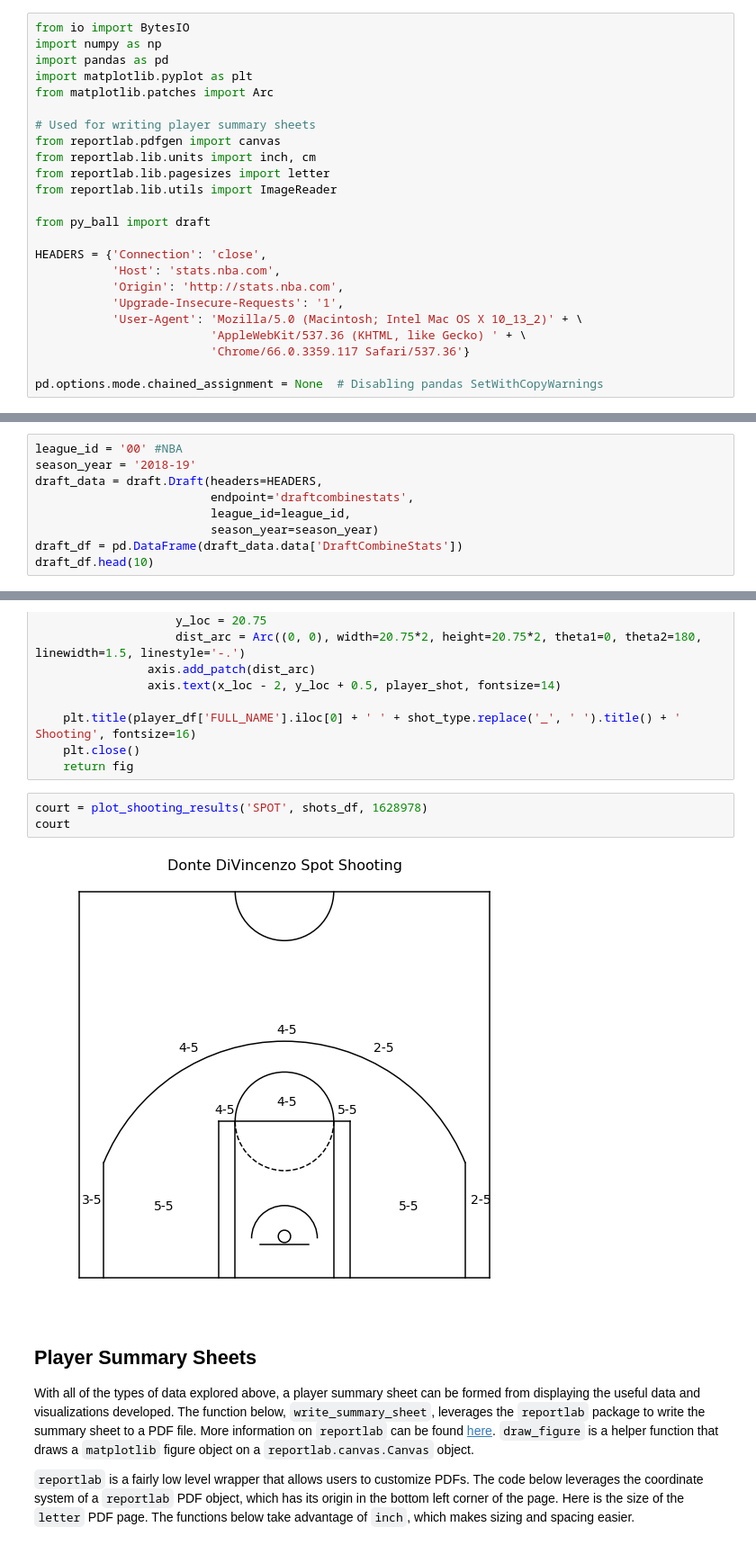
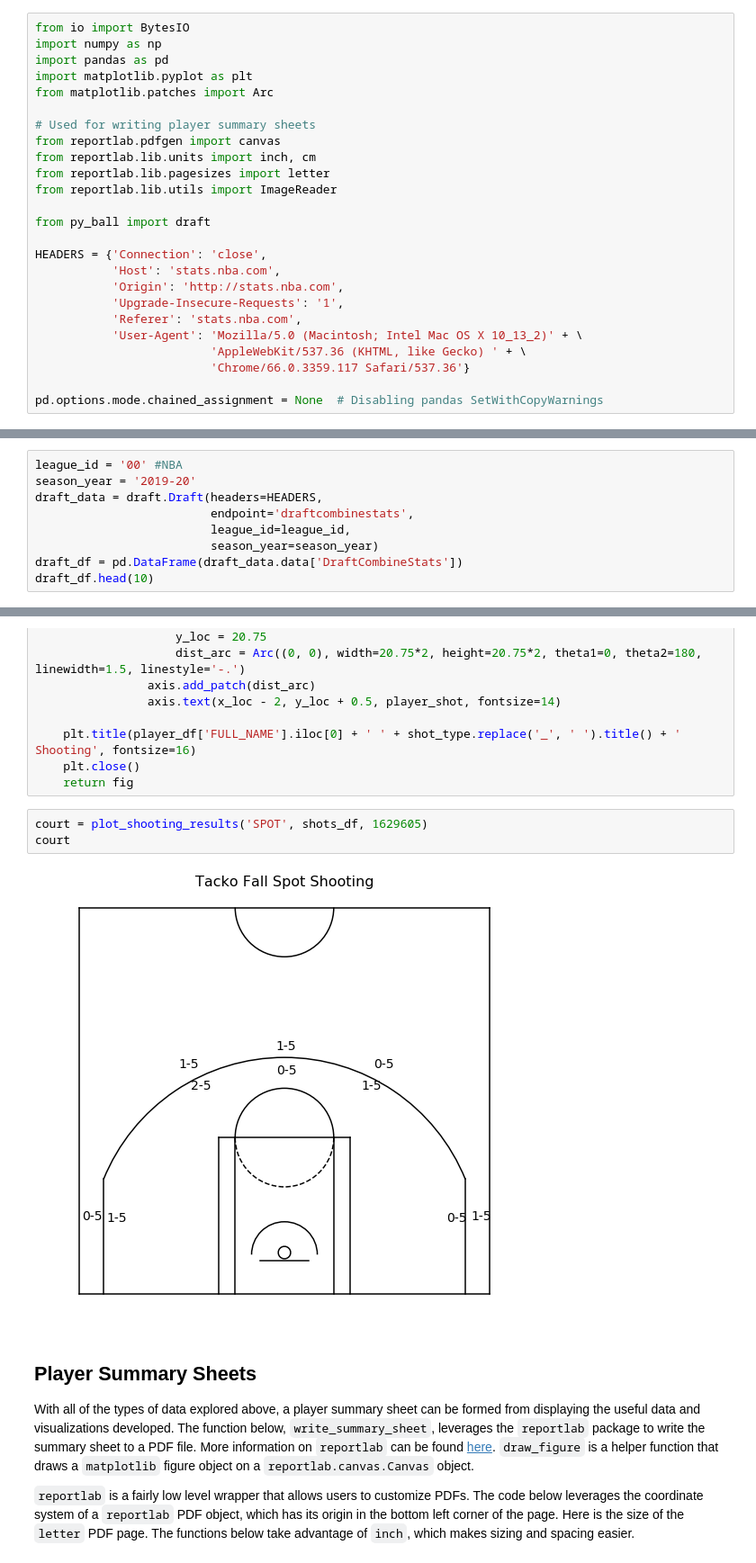
Before and after one commit to basketballrelativity/draft_combine, a Jupyter notebook: draft_combine.ipynb, the cells around one changed output, grey strips where cells are left out. Shown: that part at 90% size. Cells and saved outputs as stored; diff of their text form.

```diff
--- a/draft_combine.ipynb
+++ b/draft_combine.ipynb
@@ -23,6 +23,7 @@ HEADERS = {'Connection': 'close',
            'Host': 'stats.nba.com',
            'Origin': 'http://stats.nba.com',
            'Upgrade-Insecure-Requests': '1',
+           'Referer': 'stats.nba.com',
            'User-Agent': 'Mozilla/5.0 (Macintosh; Intel Mac OS X 10_13_2)' + \
                          'AppleWebKit/537.36 (KHTML, like Gecko) ' + \
                          'Chrome/66.0.3359.117 Safari/537.36'}
@@ -32,7 +33,7 @@ pd.options.mode.chained_assignment = None  # Disabling pandas SetWithCopyWarning
 The `league_id` and `season_year` are required parameters for the `draftcombinestats` endpoint. The NBA is the only league for which data are available, and the cell below pulls data for the most recent draft combine (2018-19 season).
 # %%
 league_id = '00' #NBA
-season_year = '2018-19'
+season_year = '2019-20'
 draft_data = draft.Draft(headers=HEADERS,
                          endpoint='draftcombinestats',
                          league_id=league_id,
@@ -540,10 +544,10 @@ def plot_shooting_results(shot_type, shot_df, player_id):
     plt.close()
     return fig
 # %%
-court = plot_shooting_results('SPOT', shots_df, 1628978)
+court = plot_shooting_results('SPOT', shots_df, 1629605)
 court
 # %% [output]
-[figure, old version]
+[figure, new version]
 # %% [markdown]
 ## Player Summary Sheets
 With all of the types of data explored above, a player summary sheet can be formed from displaying the useful data and visualizations developed. The function below, `write_summary_sheet`, leverages the `reportlab` package to write the summary sheet to a PDF file. More information on `reportlab` can be found [here](https://www.reportlab.com/docs/reportlab-userguide.pdf). `draw_figure` is a helper function that draws a `matplotlib` figure object on a `reportlab.canvas.Canvas` object.
```
Also changed, not shown: parts of 15 cells of this notebook.
